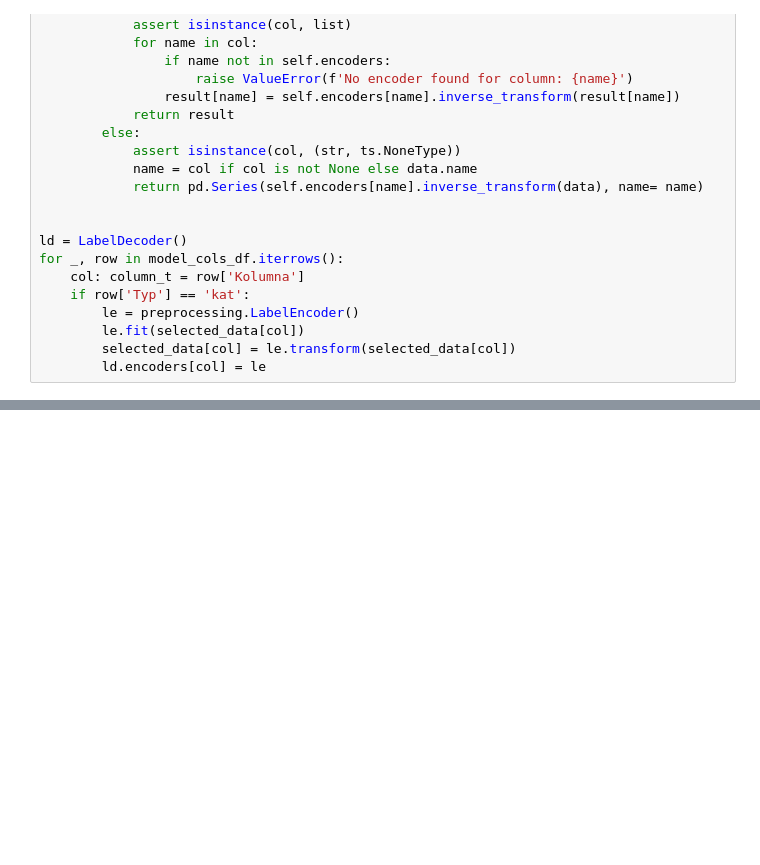
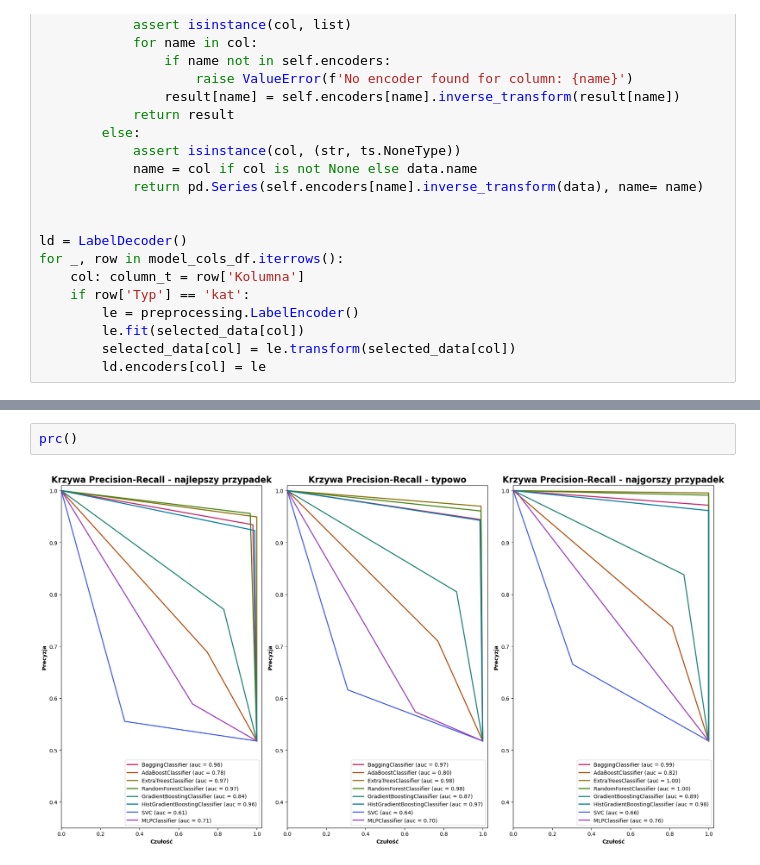
Before and after one commit to ScheiBig/Analiza-Danych, a Jupyter notebook: projekt_241204.ipynb, the cells around one changed output, grey strips where cells are left out. Cells and saved outputs as stored; diff of their text form; blank space fills up the shorter version.

```diff
--- a/projekt_241204.ipynb
+++ b/projekt_241204.ipynb
@@ -735,0 +1131,4 @@ con_mat(test_model['out'], rfc_out, ld)
+# %%
+prc()
+# %% [output]
+[figure, added]
```
Also changed, not shown: parts of 78 cells of this notebook.
